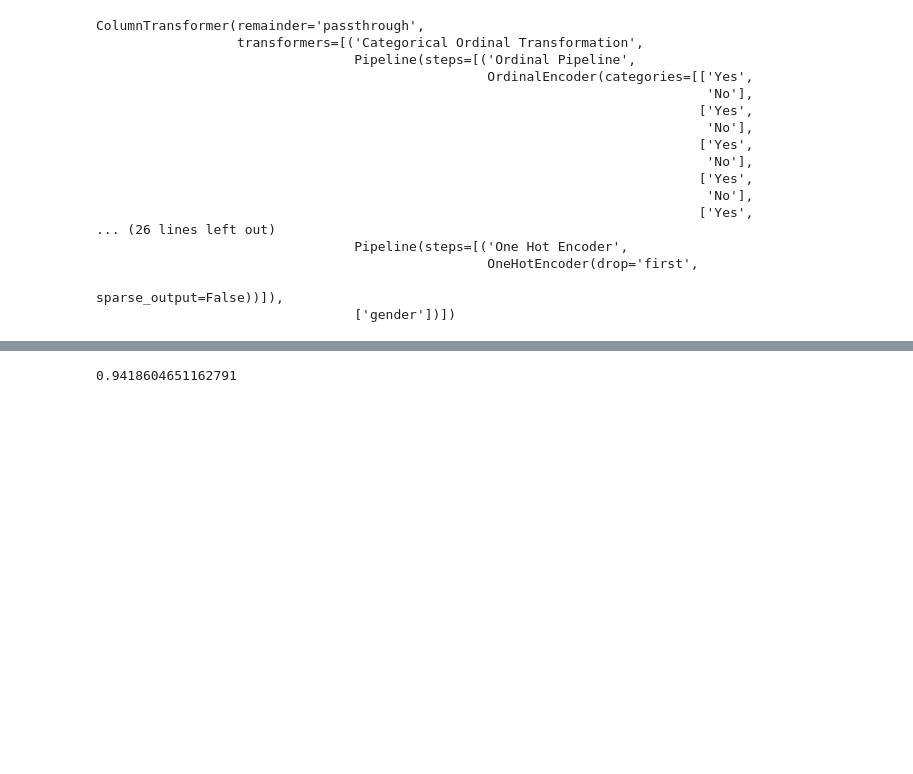
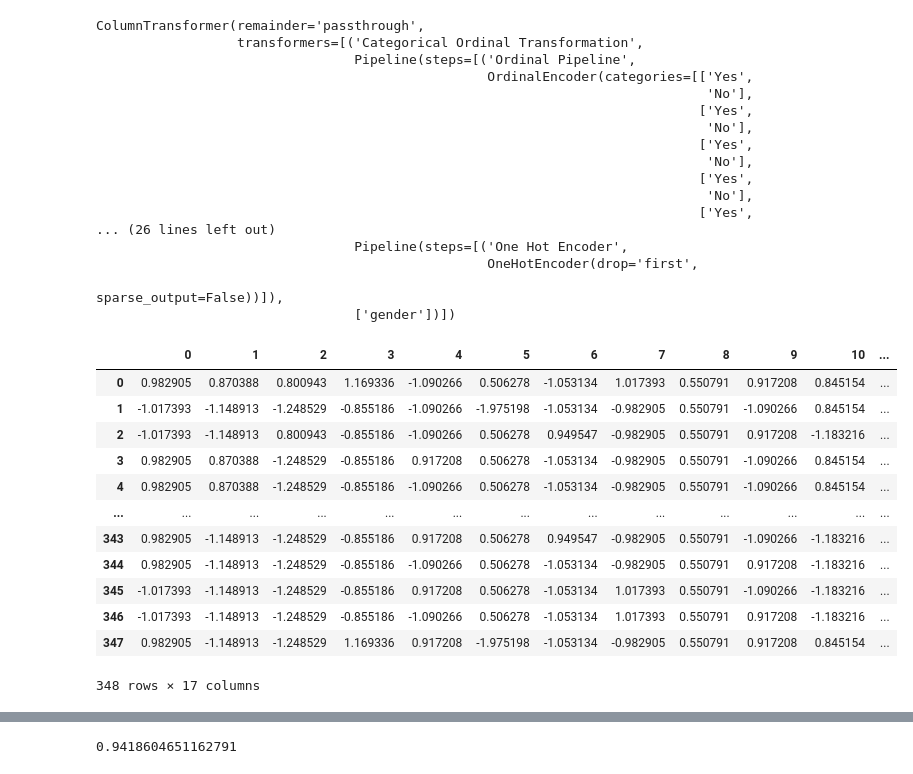
Before and after one commit to gauravgulia26/diabescan, a Jupyter notebook: notebooks/Trials.ipynb, the cells around one changed output, grey strips where cells are left out. Saved outputs shown, nothing was run; the diff lists cells and outputs as text; code cells hidden in the pictures; blank space fills up the shorter version.

```diff
--- a/notebooks/Trials.ipynb
+++ b/notebooks/Trials.ipynb
@@ -90,3 +90,23 @@ from sklearn.model_selection import train_test_split
 X_train, X_test, y_train, y_test = train_test_split(X, y, test_size=0.33, random_state=42)
 # %%
 scaler = StandardScaler()
+# %%
+X_train = scaler.fit_transform(X_train)
+# %%
+import numpy as np
+
+pd.DataFrame(np.hstack([X_train, y_train.values.reshape(-1, 1)]))
+# %% [output]
+|  | 0 | 1 | 2 | 3 | 4 | 5 | 6 | 7 | 8 | 9 | 10 | ... |
+| 0 | 0.982905 | 0.870388 | 0.800943 | 1.169336 | -1.090266 | 0.506278 | -1.053134 | 1.017393 | 0.550791 | 0.917208 | 0.845154 | ... |
+| 1 | -1.017393 | -1.148913 | -1.248529 | -0.855186 | -1.090266 | -1.975198 | -1.053134 | -0.982905 | 0.550791 | -1.090266 | 0.845154 | ... |
+| 2 | -1.017393 | -1.148913 | 0.800943 | -0.855186 | -1.090266 | 0.506278 | 0.949547 | -0.982905 | 0.550791 | 0.917208 | -1.183216 | ... |
+| 3 | 0.982905 | 0.870388 | -1.248529 | -0.855186 | 0.917208 | 0.506278 | -1.053134 | -0.982905 | 0.550791 | -1.090266 | 0.845154 | ... |
+| 4 | 0.982905 | 0.870388 | -1.248529 | -0.855186 | -1.090266 | 0.506278 | -1.053134 | -0.982905 | 0.550791 | -1.090266 | 0.845154 | ... |
+| ... | ... | ... | ... | ... | ... | ... | ... | ... | ... | ... | ... | ... |
+| 343 | 0.982905 | -1.148913 | -1.248529 | -0.855186 | 0.917208 | 0.506278 | 0.949547 | -0.982905 | 0.550791 | -1.090266 | -1.183216 | ... |
+| 344 | 0.982905 | -1.148913 | -1.248529 | -0.855186 | -1.090266 | 0.506278 | -1.053134 | -0.982905 | 0.550791 | 0.917208 | -1.183216 | ... |
+| 345 | -1.017393 | -1.148913 | -1.248529 | -0.855186 | 0.917208 | 0.506278 | -1.053134 | 1.017393 | 0.550791 | -1.090266 | -1.183216 | ... |
+| 346 | -1.017393 | -1.148913 | -1.248529 | -0.855186 | -1.090266 | 0.506278 | -1.053134 | 1.017393 | 0.550791 | 0.917208 | -1.183216 | ... |
+| 347 | 0.982905 | -1.148913 | -1.248529 | 1.169336 | 0.917208 | -1.975198 | -1.053134 | -0.982905 | 0.550791 | 0.917208 | 0.845154 | ... |
+348 rows × 17 columns
```
Also changed, not shown: parts of 2 cells of this notebook, 6 other files.
